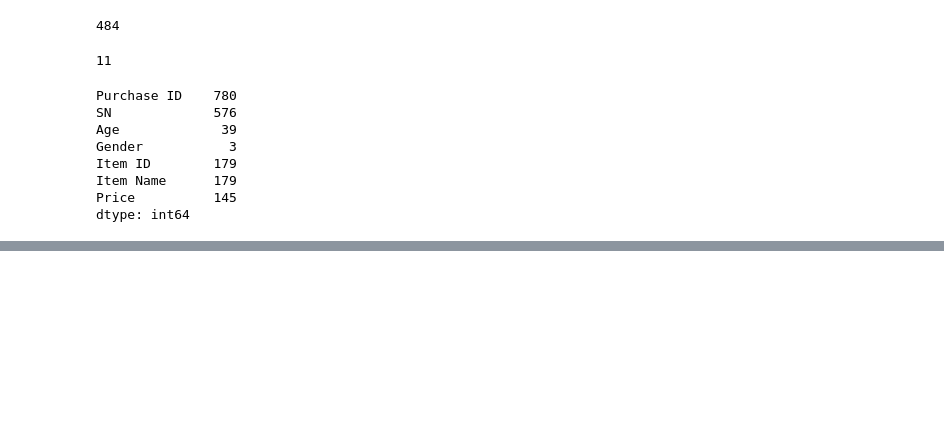
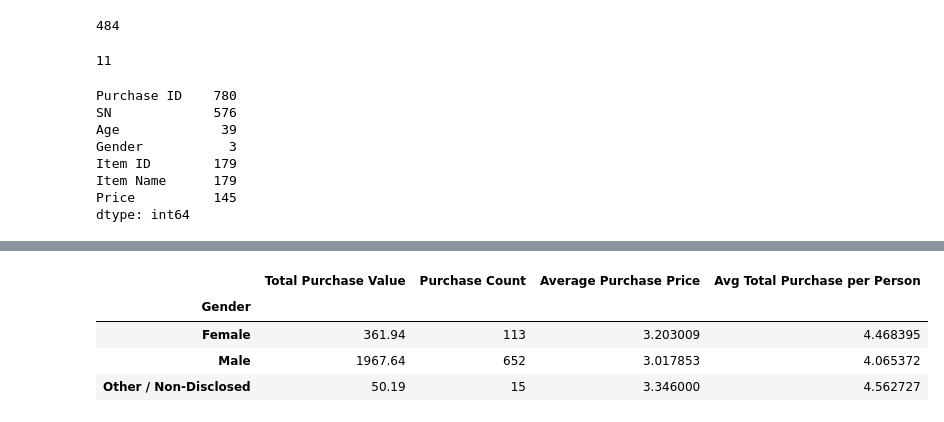
Before and after one commit to LexiJess/Pandas_Challenge, a Jupyter notebook: HeroesOfPymoli/HeroesOfPymoli_Jupyter.ipynb, the cells around one changed output, grey strips where cells are left out. Saved outputs shown, nothing was run; the diff lists cells and outputs as text; code cells hidden in the pictures; blank space fills up the shorter version.

Commit message:
got all the values to look ok

```diff
--- a/HeroesOfPymoli/HeroesOfPymoli_Jupyter.ipynb
+++ b/HeroesOfPymoli/HeroesOfPymoli_Jupyter.ipynb
@@ -214,0 +195,6 @@ Player_Gender_Analysis_DF
+# %%
+player_sexes["Percentage"]=(player_sexes/number_unique_players)*100
+
+
+
+player_sexes
@@ -214,0 +223,20 @@ Player_Gender_Analysis_DF
+# %%
+
+gender_purchase_total=playerdata.groupby(["Gender"]).sum()["Price"].rename("Total Purchase Value")
+total_purchase_value=gender_purchase_total
+
+purchase_count=playerdata.groupby(["Gender"]).count()["Item Name"].rename("Total Count")
+
+gender_purchase_total=pd.DataFrame(gender_purchase_total)
+gender_purchase_total["Purchase Count"]= purchase_count
+gender_purchase_total["Average Purchase Price"]= total_purchase_value /purchase_count
+gender_purchase_total["Avg Total Purchase per Person"]=total_purchase_value/player_sexes["Total Count"]
+
+
+gender_purchase_total
+# %% [output]
+|  | Total Purchase Value | Purchase Count | Average Purchase Price | Avg Total Purchase per Person |
+| Gender |  |  |  |  |
+| Female | 361.94 | 113 | 3.203009 | 4.468395 |
+| Male | 1967.64 | 652 | 3.017853 | 4.065372 |
+| Other / Non-Disclosed | 50.19 | 15 | 3.346000 | 4.562727 |
```
Also changed, not shown: parts of 5 cells of this notebook.
